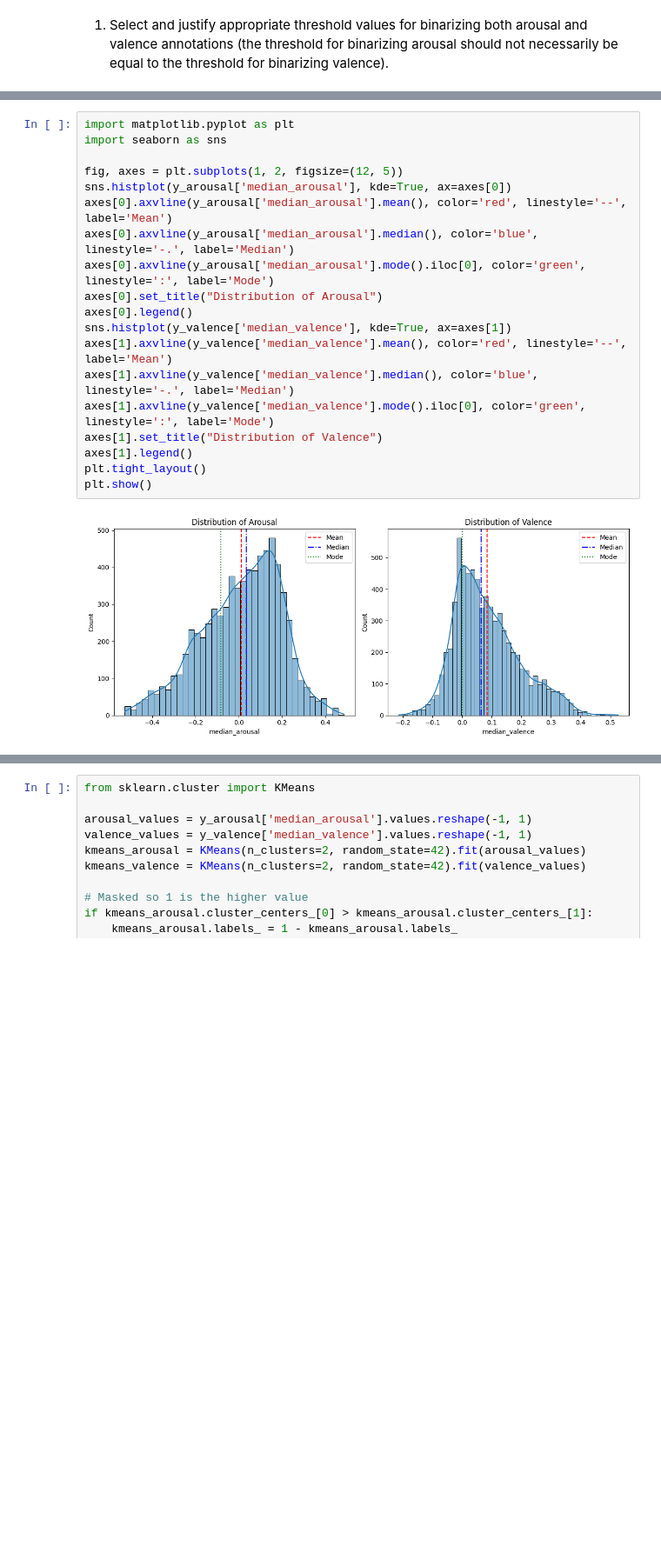
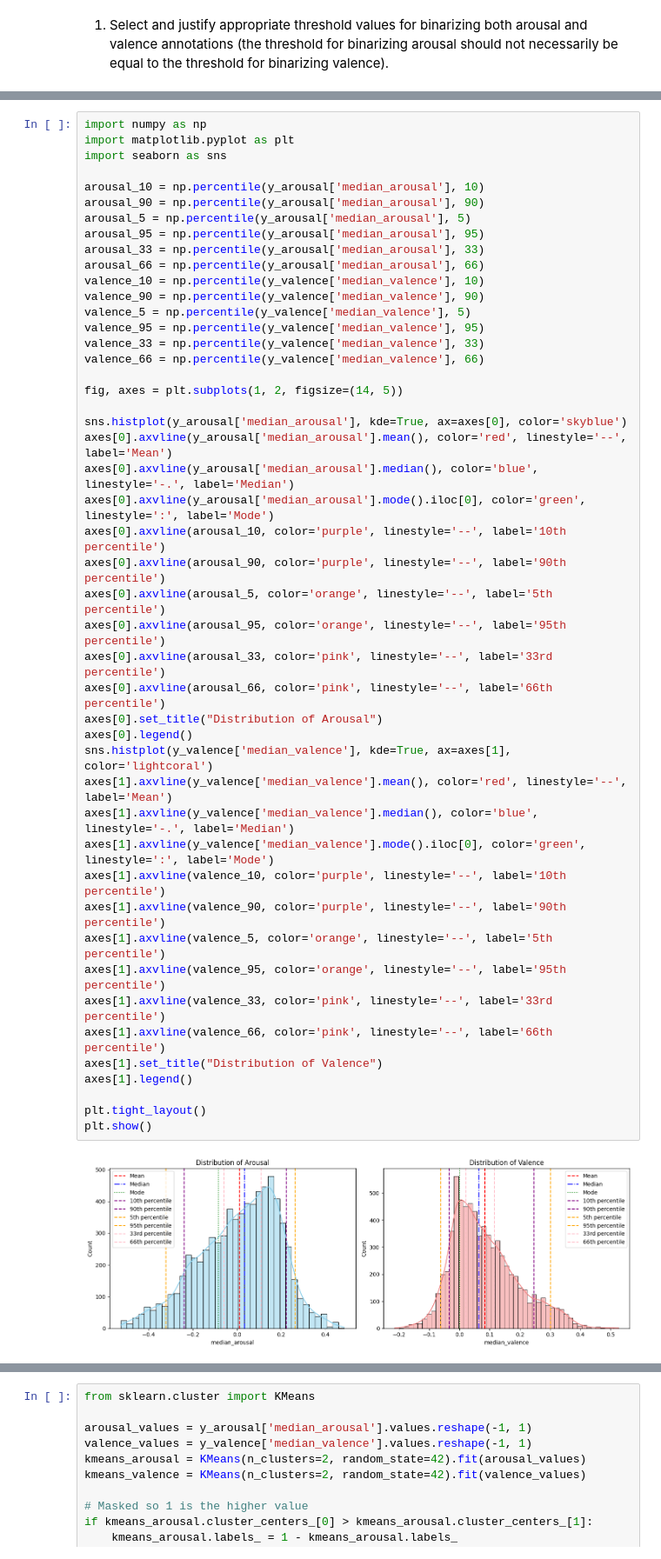
Before and after one commit to matsammut/ARI5102-Data_Analysis_Techniques, a Jupyter notebook: Matteo_Sammut.ipynb, the cells around one changed output, grey strips where cells are left out. Shown at 87% size. Cells and saved outputs as stored; diff of their text form; blank space fills up the shorter version.

```diff
--- a/Matteo_Sammut.ipynb
+++ b/Matteo_Sammut.ipynb
@@ -181,23 +181,51 @@ Our first step was to plot the distribution of the variables to see if anything
 
 From this we discerned that both plots were unimodal with a right skew, with valence giving a prominent right distribution and arousal giving a more subtle one.
 # %%
+import numpy as np
 import matplotlib.pyplot as plt
 import seaborn as sns
 
-fig, axes = plt.subplots(1, 2, figsize=(12, 5))
-sns.histplot(y_arousal['median_arousal'], kde=True, ax=axes[0])
+arousal_10 = np.percentile(y_arousal['median_arousal'], 10)
+arousal_90 = np.percentile(y_arousal['median_arousal'], 90)
+arousal_5 = np.percentile(y_arousal['median_arousal'], 5)
+arousal_95 = np.percentile(y_arousal['median_arousal'], 95)
+arousal_33 = np.percentile(y_arousal['median_arousal'], 33)
+arousal_66 = np.percentile(y_arousal['median_arousal'], 66)
+valence_10 = np.percentile(y_valence['median_valence'], 10)
+valence_90 = np.percentile(y_valence['median_valence'], 90)
+valence_5 = np.percentile(y_valence['median_valence'], 5)
+valence_95 = np.percentile(y_valence['median_valence'], 95)
+valence_33 = np.percentile(y_valence['median_valence'], 33)
+valence_66 = np.percentile(y_valence['median_valence'], 66)
+
+fig, axes = plt.subplots(1, 2, figsize=(14, 5))
+
+sns.histplot(y_arousal['median_arousal'], kde=True, ax=axes[0], color='skyblue')
 axes[0].axvline(y_arousal['median_arousal'].mean(), color='red', linestyle='--', label='Mean')
 axes[0].axvline(y_arousal['median_arousal'].median(), color='blue', linestyle='-.', label='Median')
 axes[0].axvline(y_arousal['median_arousal'].mode().iloc[0], color='green', linestyle=':', label='Mode')
+axes[0].axvline(arousal_10, color='purple', linestyle='--', label='10th percentile')
+axes[0].axvline(arousal_90, color='purple', linestyle='--', label='90th percentile')
+axes[0].axvline(arousal_5, color='orange', linestyle='--', label='5th percentile')
+axes[0].axvline(arousal_95, color='orange', linestyle='--', label='95th percentile')
+axes[0].axvline(arousal_33, color='pink', linestyle='--', label='33rd percentile')
+axes[0].axvline(arousal_66, color='pink', linestyle='--', label='66th percentile')
 axes[0].set_title("Distribution of Arousal")
 axes[0].legend()
-sns.histplot(y_valence['median_valence'], kde=True, ax=axes[1])
+sns.histplot(y_valence['median_valence'], kde=True, ax=axes[1], color='lightcoral')
 axes[1].axvline(y_valence['median_valence'].mean(), color='red', linestyle='--', label='Mean')
 axes[1].axvline(y_valence['median_valence'].median(), color='blue', linestyle='-.', label='Median')
 axes[1].axvline(y_valence['median_valence'].mode().iloc[0], color='green', linestyle=':', label='Mode')
+axes[1].axvline(valence_10, color='purple', linestyle='--', label='10th percentile')
+axes[1].axvline(valence_90, color='purple', linestyle='--', label='90th percentile')
+axes[1].axvline(valence_5, color='orange', linestyle='--', label='5th percentile')
+axes[1].axvline(valence_95, color='orange', linestyle='--', label='95th percentile')
+axes[1].axvline(valence_33, color='pink', linestyle='--', label='33rd percentile')
+axes[1].axvline(valence_66, color='pink', linestyle='--', label='66th percentile')
 axes[1].set_title("Distribution of Valence")
 axes[1].legend()
+
 plt.tight_layout()
 plt.show()
 # %% [output]
-[figure, old version]
+[figure, new version]
```
Also changed, not shown: parts of 29 cells of this notebook, 1 other file.
